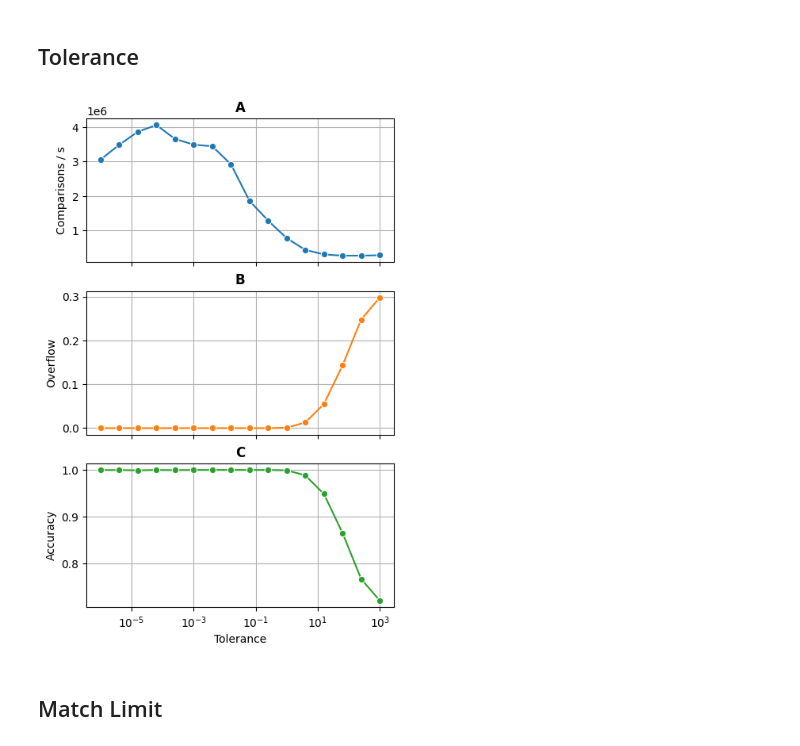
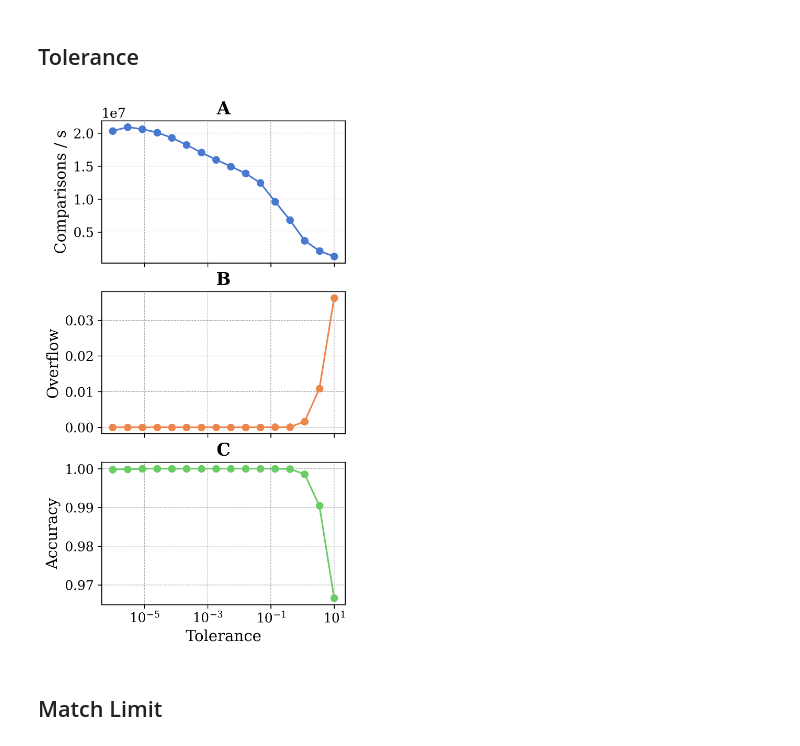
Before and after one commit to PangeAI/SimMS, a Jupyter notebook: notebooks/figures/make_figures.ipynb, the cells around one changed output. Saved outputs shown, nothing was run; the diff lists cells and outputs as text; code cells hidden in the pictures.

```diff
--- a/notebooks/figures/make_figures.ipynb
+++ b/notebooks/figures/make_figures.ipynb
@@ -90,7 +64,7 @@ N_SPECTRA = 512 * 4
 
 # limits for testing tolerance influence on performance
 MIN_TOLERANCE = 1e-6
-MAX_TOLERANCE = 1000.0
+MAX_TOLERANCE = 10.0
 
 # limits for testing match_limit influence on performance
 MIN_MATCH_LIMIT = 8
@@ -374,4 +355,5 @@ tolerance_perf_data = Parallel(1)(jobs)
 # %%
+
 ##### We use largest batch size for best error estimates
 
 
@@ -379,55 +361,55 @@ def plot_tol_and_perf(
     axis: list[plt.Axes] = None,
     data=None,
     tolerances=tolerances,
 ):
     ov_means = []
     match_means = []
     iseq_means = []
     spectra_per_second = []
     for scores, scores_cu, time_per_batch in data:
+        R,Q = scores["score"].shape
         a = scores["score"].ravel()
         am = scores["matches"].ravel()
-        ov = scores_cu["overflow"].ravel() == 1
-        b = scores_cu["score"].ravel()
-        bm = scores_cu["matches"].ravel()
+
+        ov = scores_cu["overflow"][:R,:Q].ravel() == 1
+        b = scores_cu["score"][:R,:Q].ravel()
+        bm = scores_cu["matches"][:R,:Q].ravel()
         iseq = np.isclose(a, b, atol=0.001)
 
         ov_means.append(ov.mean())
         iseq_means.append(iseq.mean())
         match_means.append(bm.mean())
         pairs = len(references) * len(queries)
         spectra_per_second.append(pairs / time_per_batch)
 
     spectra_per_second = np.array(spectra_per_second)
     prop_cycle = plt.rcParams["axes.prop_cycle"]
     colors = list(prop_cycle.by_key()["color"])
 
-    ax = axis[0]
-    sns.lineplot(x=tolerances, y=spectra_per_second, marker="o", color=colors[0], ax=ax)
-    ax.set_ylabel("Comparisons / s")
-    ax.set_title("A", fontweight="bold")
-    ax.grid(True)
+    plt.sca(axis[0])
+    sns.set_palette("muted")
+    plt.plot(tolerances, spectra_per_second, marker="o", color=colors[0])
+    plt.ylabel('Comparisons / s', fontsize=14)
+    plt.title('A')
 
-    ax = axis[1]
-    sns.lineplot(x=tolerances, y=ov_means, marker="o", color=colors[1], ax=ax)
-    ax.set_ylabel("Overflow")
-    ax.set_title("B", fontweight="bold")
-    ax.grid(True)
+    plt.sca(axis[1])
+    plt.plot(tolerances, ov_means, marker="o", color=colors[1])
+    plt.ylabel("Overflow", fontsize=14)
+    plt.title("B")
 
-    ax = axis[2]
-    sns.lineplot(x=tolerances, y=iseq_means, marker="o", color=colors[2], ax=ax)
-    ax.set_ylabel("Accuracy")
-    ax.set_xscale("log")
-    ax.set_xlabel("Tolerance")
-    ax.set_title("C", fontweight="bold")
-    ax.grid(True)
+    plt.sca(axis[2])
+    plt.plot(tolerances, iseq_means, marker="o", color=colors[2])
+    plt.xscale("log")
+    plt.ylabel("Accuracy")
+    plt.xlabel("Tolerance")
+    plt.title("C")
 
 
-fig, axd = plt.subplot_mosaic([["a"], ["b"], ["c"]], figsize=(5, 8), sharex=True)
+fig, axd = plt.subplot_mosaic([["a"], ["b"], ["c"]], figsize=(4, 8), sharex=True)
 
 plot_tol_and_perf(axis=[axd[k] for k in "a b c".split()], data=tolerance_perf_data)
 # %% [output]
-[figure, old version]
+[figure, new version]
 # %% [markdown]
 ## Match Limit
 # %%
```
Also changed, not shown: parts of 22 cells of this notebook, 1 other file.
